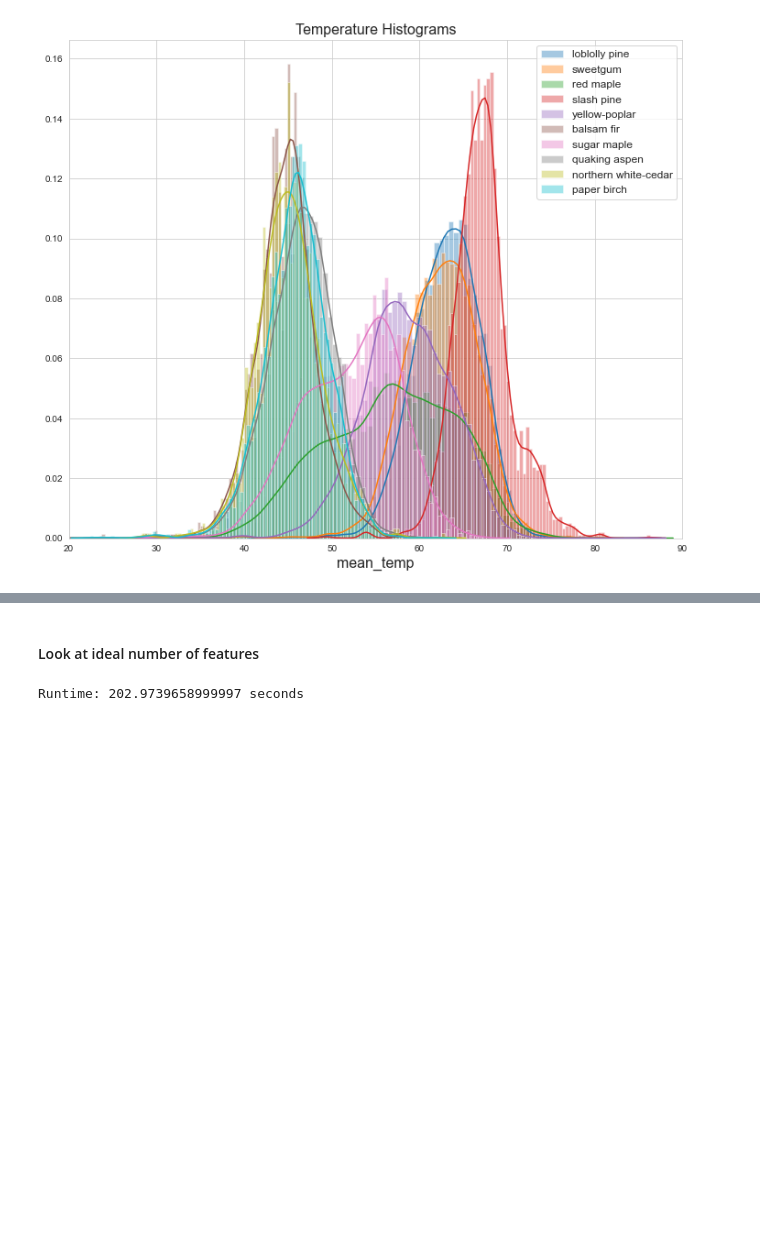
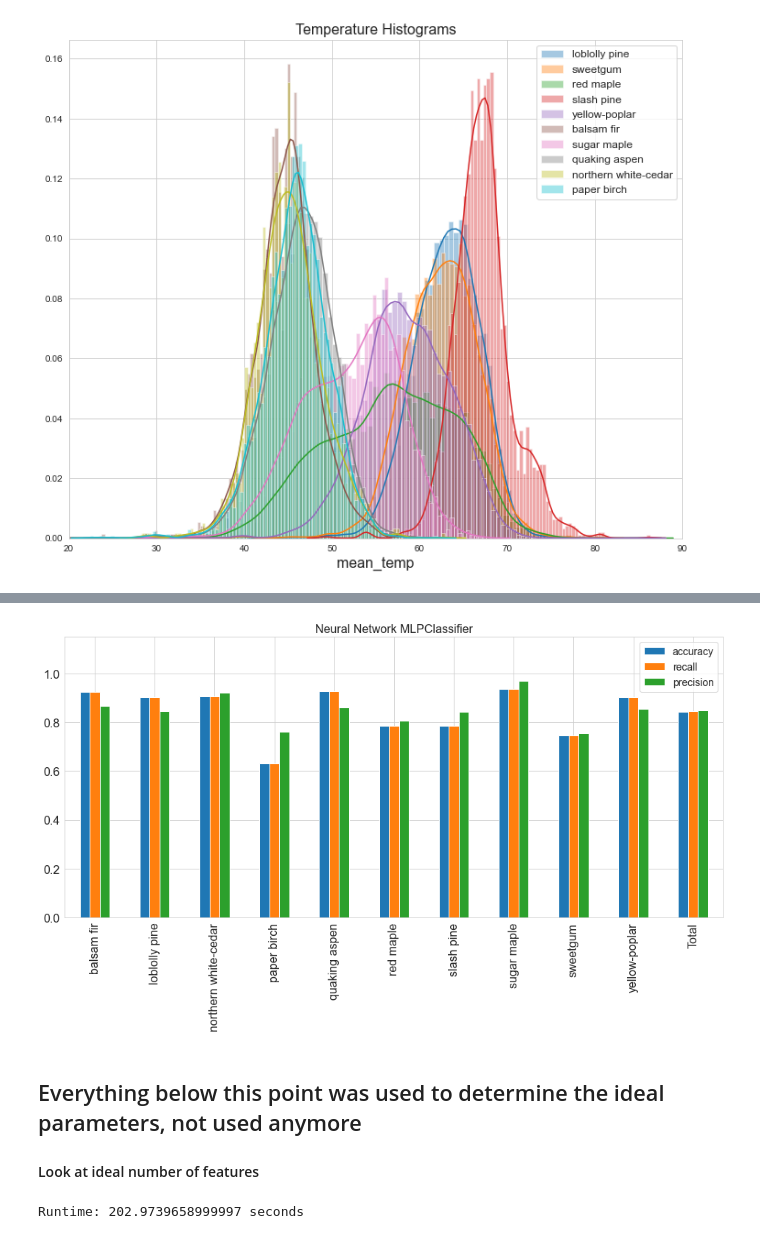
Before and after one commit to dheligman/climate, a Jupyter notebook: Classification_Modeling_KT.ipynb, the cells around one changed output, grey strips where cells are left out. Drawn from its saved outputs; the diff is of its cells as text; code cells hidden in the pictures; blank space fills up the shorter version.

Commit message:
Finalized, cleaned up

```diff
--- a/Classification_Modeling_KT.ipynb
+++ b/Classification_Modeling_KT.ipynb
@@ -92,10 +94,10 @@ plt.show()
 # %%
+#make models
 scaler = StandardScaler()
 mlp = MLPClassifier(hidden_layer_sizes=(100,),max_iter=1000)
+pipe = Pipeline([('scaler',scaler),('NeurlNet',mlp)])
 # %%
-features = ['latitude','longitude','Density',
-            'mean_temp','height','logdensity',
-            'Biomass','diameter','mean_prcp',
-            'mean_dwp','volume','logMass',
-            'logvolume']
+#define features to be used
+features = ['latitude','longitude','Density','mean_temp','height','logdensity',
+            'Biomass','diameter','mean_prcp','mean_dwp','volume','logMass','logvolume']
 # %%
@@ -102,2 +105,10 @@ features = ['latitude','longitude','Density',
 trees10 = trees.loc[trees.species.isin(spe)].copy() #top 10 trees
 train,test = train_test_split(trees10,test_size=.1,shuffle=True,stratify = trees10.speciesID,random_state = 42)
+# %%
+#perform cv fit on training data, get predicted values
+t0 = time.perf_counter()
+y = train.speciesID
+X = train[features].copy()
+pred = cross_val_predict(pipe,X,y, cv=5, n_jobs = -1)
+t1 = time.perf_counter()
+print(f'Runtime: {t1-t0} seconds')
@@ -103,0 +129,18 @@ train,test = train_test_split(trees10,test_size=.1,shuffle=True,stratify = trees
+# %%
+pred_df = pd.DataFrame({'speciesID':y,'pred':pred,'correct': y == pred})
+pred_df = pred_df.reset_index(drop = True)
+
+precision = precision_score(y,pred, average = None)
+recall = recall_score(y,pred, average = None)
+matrix = confusion_matrix(y, pred)
+accuracy = matrix.diagonal()/matrix.sum(axis=1)
+speID = le.transform(spe)
+orderedspecies = le.inverse_transform(np.sort(speID))
+final = pd.DataFrame({'accuracy':accuracy,
+                      'recall':recall,
+                      'precision':precision},
+                     index = orderedspecies)
+final.loc['Total'] = [accuracy_score(y,pred),
+                      recall_score(y,pred, average = 'macro'),
+                      precision_score(y,pred, average = 'macro')]
+final
@@ -104,4 +160,15 @@ train,test = train_test_split(trees10,test_size=.1,shuffle=True,stratify = trees
+# %%
+final.plot.bar(fontsize = 16,figsize = (16,7),legend = False)
+plt.ylim((0,1.15))
+plt.xlabel('',fontsize = 16)
+plt.title('Neural Network MLPClassifier',fontsize = 16)
+plt.legend(loc = 1,fontsize = 14)
+plt.show()
+# %% [output]
+[figure, added]
 # %% [markdown]
+## Everything below this point was used to determine the ideal parameters, not used anymore
+
 #### Look at ideal number of features
 # %%
 runs = [4,6,8,9,13] #setup loop ranges for features (impractictical to do 1-13)
```
Also changed, not shown: parts of 8 cells of this notebook.
